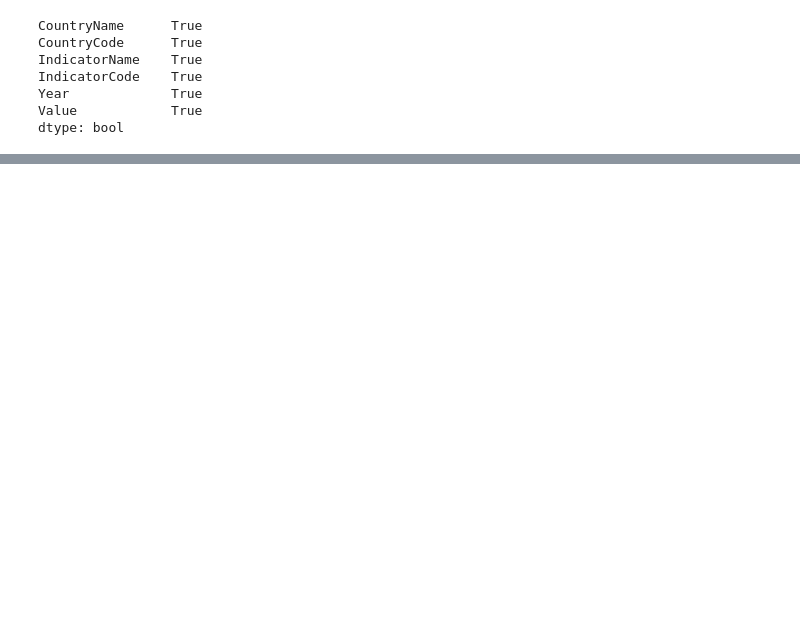
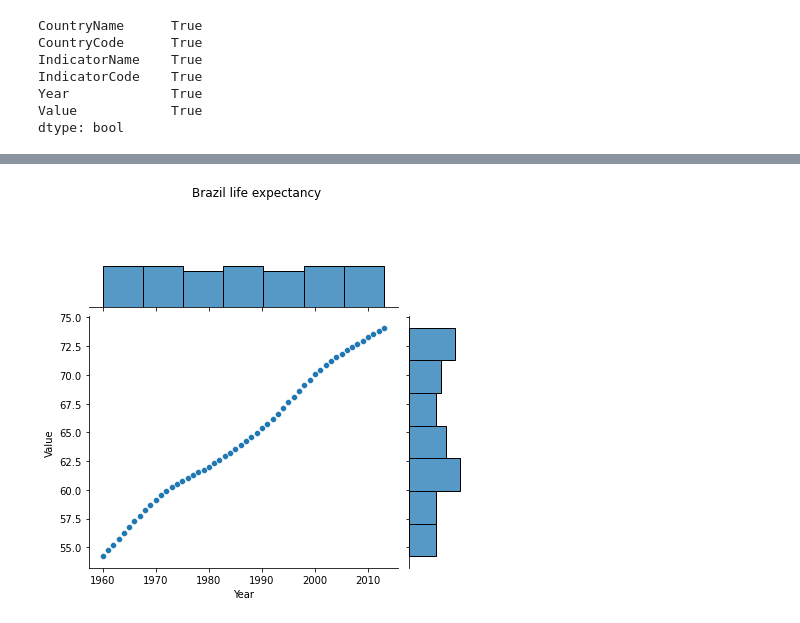
Before and after one commit to fabiokrone/DS_World_Development_Indicators, a Jupyter notebook: DSE_200X_MiniProject.ipynb, the cells around one changed output, grey strips where cells are left out. Drawn from its saved outputs; the diff is of its cells as text; code cells hidden in the pictures; blank space fills up the shorter version.

```diff
--- a/DSE_200X_MiniProject.ipynb
+++ b/DSE_200X_MiniProject.ipynb
@@ -111,14 +100,24 @@ Creating new DF with the following Indicators:<br>
 education_expenditure = 'Expenditure on education as % of total'
 life_expectancy = 'Life expectancy at birth, total'
 gross_domestic_income_LCU = 'Gross domestic income \(constant LCU'
-selected_country = 'BRA' #Brazil
+infant_deaths = 'Number of infant deaths'
+health_expenditure = 'Health expenditure, total \(% of GDP'
+selected_country_BRA = 'BRA' #Brazil
+access_electricity = 'Access to electricity \(% of population'
+
 
 mask1 = indicators['IndicatorName'].str.contains(education_expenditure)
 mask2 = indicators['IndicatorName'].str.contains(life_expectancy)
 mask3 = indicators['IndicatorName'].str.contains(gross_domestic_income_LCU)
-mask4 = indicators['CountryCode'].str.contains(selected_country)
+mask4 = indicators['CountryCode'].str.contains(selected_country_BRA)
+mask5 = indicators['IndicatorName'].str.contains(infant_deaths)
+mask6 = indicators['IndicatorName'].str.contains(health_expenditure)
+
 
 # Creating new DF matching the masks
 df_expenditure = indicators[mask1 & mask4]
 df_life_expectancy = indicators[mask2 & mask4]
 df_gross_domestic_income_LCU = indicators[mask3 & mask4]
+df_healh_expenditure = indicators[mask6 & mask4]
+df_infant_deaths = indicators[mask5 & mask4]
+df_brazil = indicators[mask4]
@@ -171,0 +139,6 @@ fig.show()
+# %%
+rel = sns.jointplot(data = df_life_expectancy, x="Year", y="Value");
+rel.fig.subplots_adjust(top=.8)
+rel.fig.suptitle('Brazil life expectancy');
+# %% [output]
+[figure, added]
```
Also changed, not shown: parts of 28 cells of this notebook.
